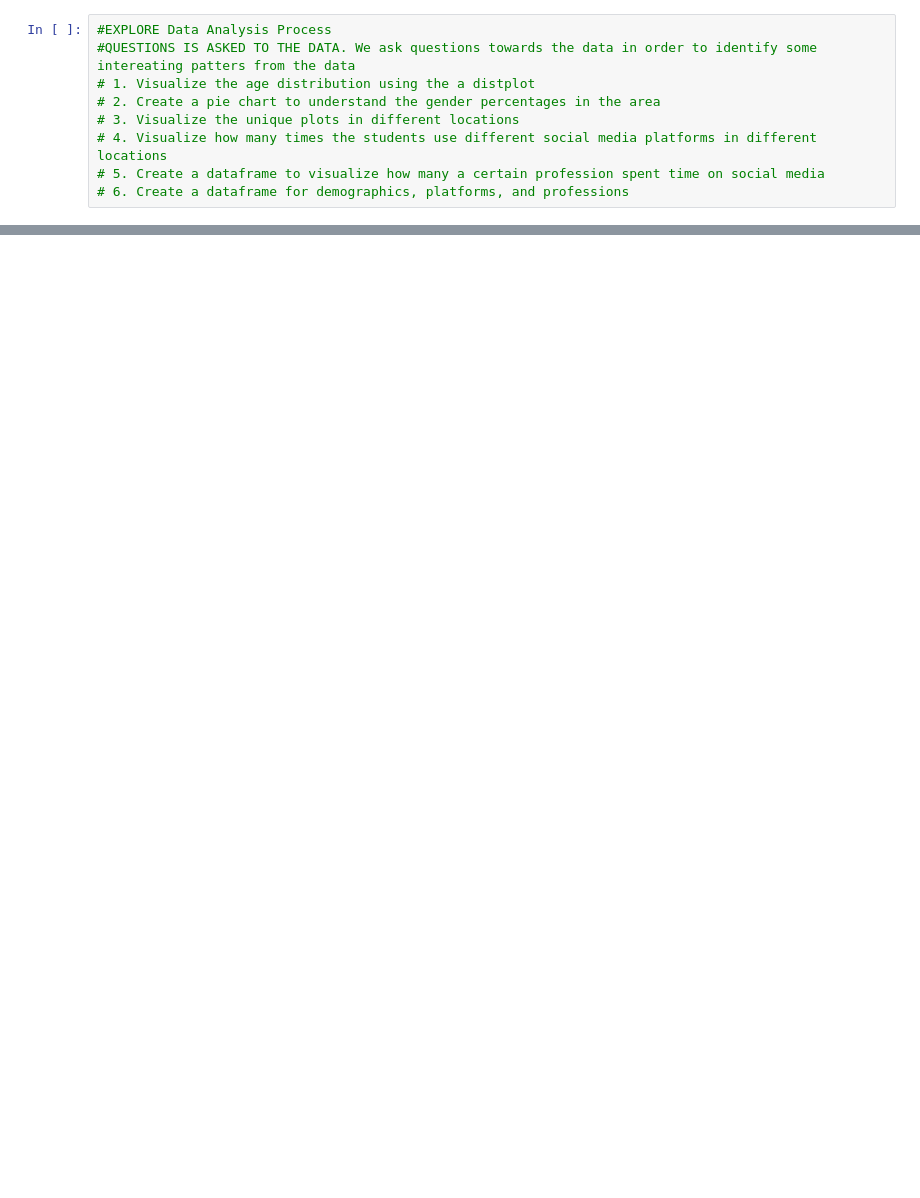
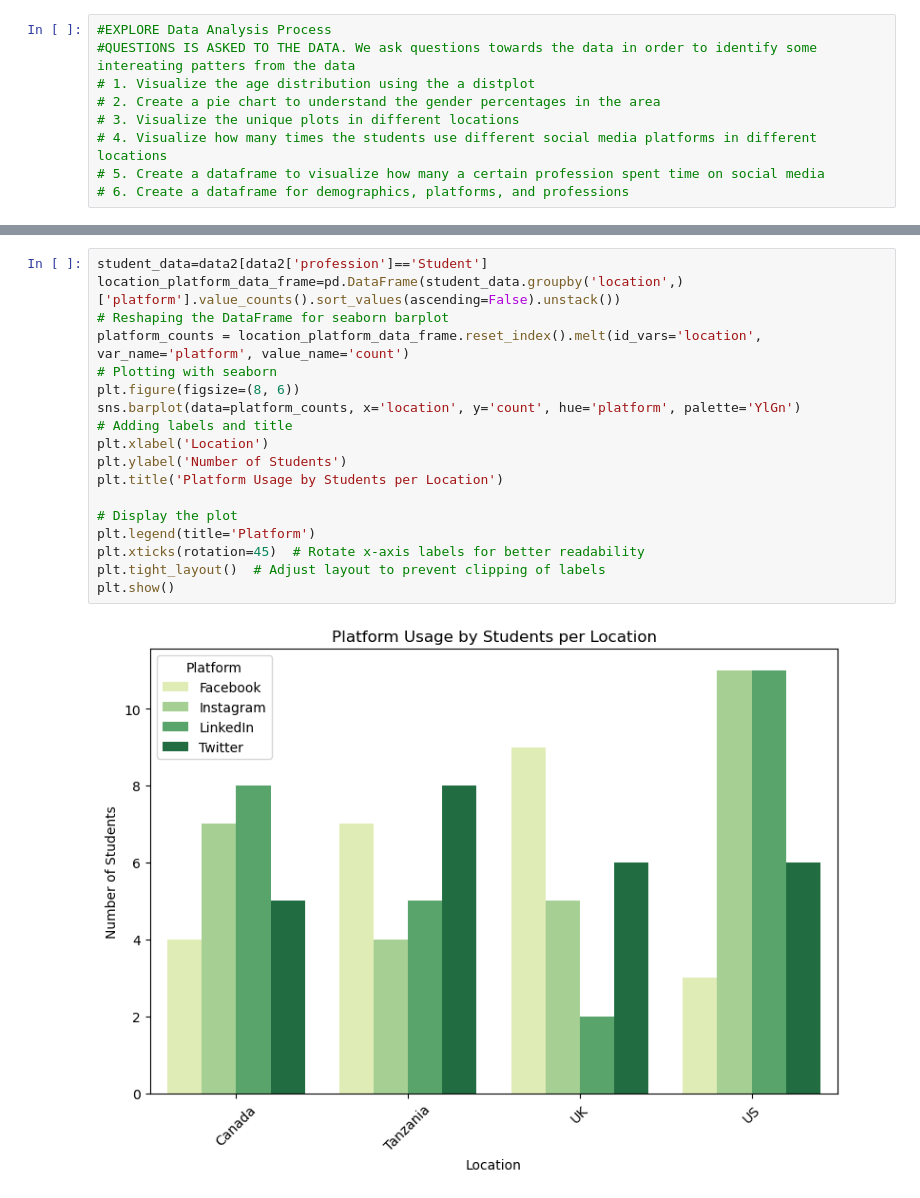
Before and after one commit to SIDAComtech-SIDAGA/MachineLearningProjects, a Jupyter notebook: average_time_spent_on_social_media/average_time_a_user_spent_on_social_media.ipynb, the cells around one changed output, grey strips where cells are left out. Drawn from its saved outputs; the diff is of its cells as text; blank space fills up the shorter version.

```diff
--- a/average_time_spent_on_social_media/average_time_a_user_spent_on_social_media.ipynb
+++ b/average_time_spent_on_social_media/average_time_a_user_spent_on_social_media.ipynb
@@ -151,0 +185,20 @@ https://gist.github.com/mwaskom/de44147ed2974457ad6372750bbe5751
+# %%
+student_data=data2[data2['profession']=='Student']
+location_platform_data_frame=pd.DataFrame(student_data.groupby('location',)['platform'].value_counts().sort_values(ascending=False).unstack())
+# Reshaping the DataFrame for seaborn barplot
+platform_counts = location_platform_data_frame.reset_index().melt(id_vars='location', var_name='platform', value_name='count')
+# Plotting with seaborn
+plt.figure(figsize=(8, 6))
+sns.barplot(data=platform_counts, x='location', y='count', hue='platform', palette='YlGn')
+# Adding labels and title
+plt.xlabel('Location')
+plt.ylabel('Number of Students')
+plt.title('Platform Usage by Students per Location')
+
+# Display the plot
+plt.legend(title='Platform')
+plt.xticks(rotation=45)  # Rotate x-axis labels for better readability
+plt.tight_layout()  # Adjust layout to prevent clipping of labels
+plt.show()
+# %% [output]
+[figure, added]
```
Also changed, not shown: parts of 11 cells of this notebook, 1 other file.
